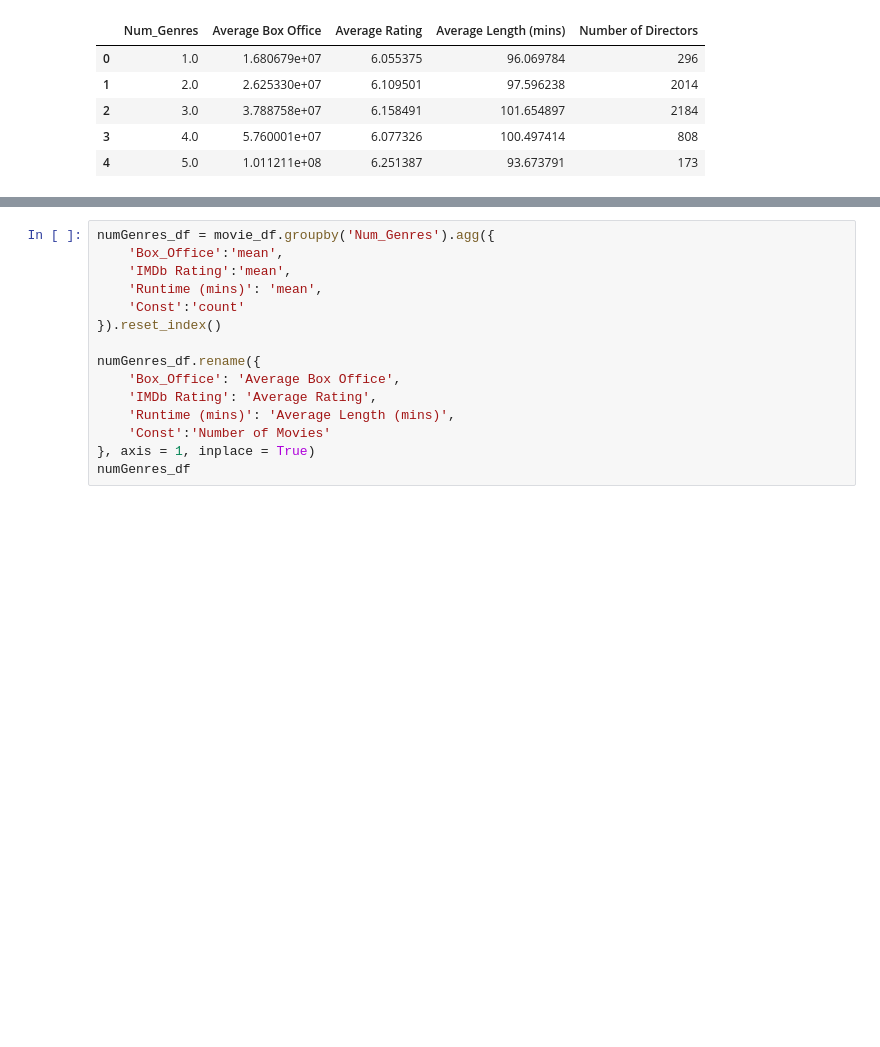
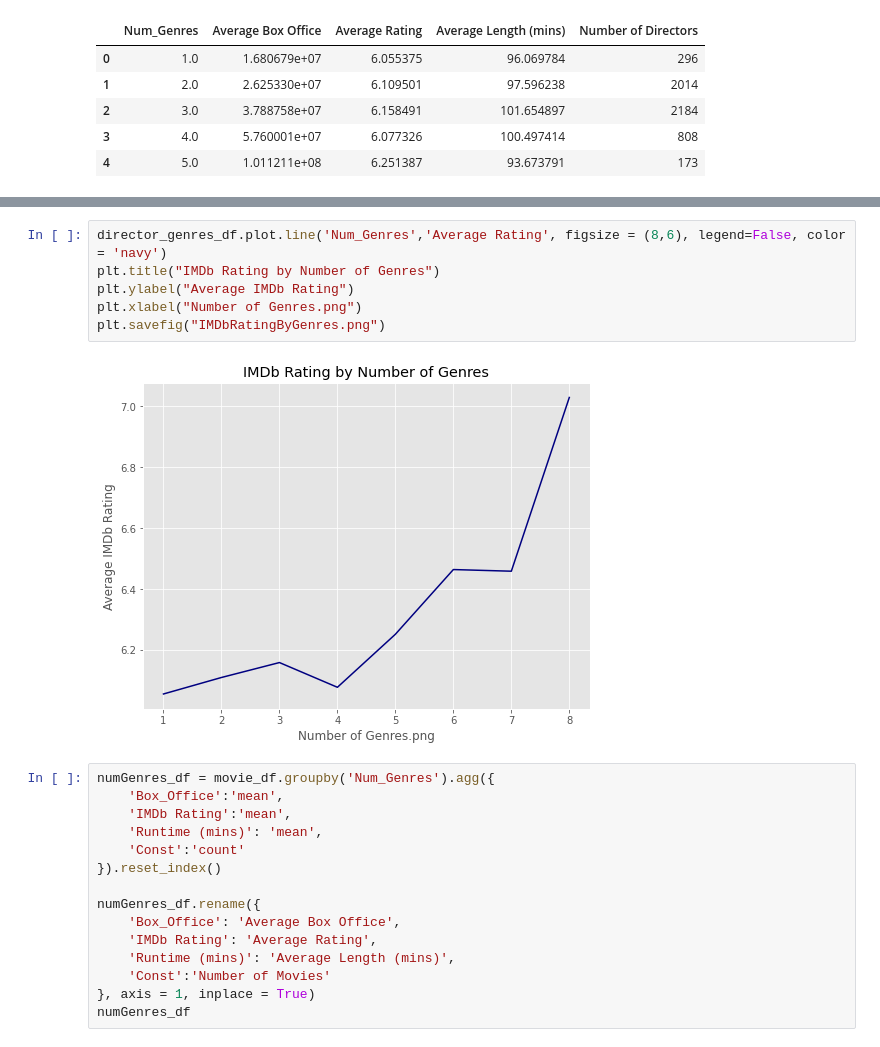
Before and after one commit to Lweston75/Project-One, a Jupyter notebook: ESPgraphs.ipynb, the cells around one changed output, grey strips where cells are left out. Drawn from its saved outputs; the diff is of its cells as text; blank space fills up the shorter version.

```diff
--- a/ESPgraphs.ipynb
+++ b/ESPgraphs.ipynb
@@ -69,3 +92,11 @@ director_genres_df.plot.line('Num_Genres','Average Rating')
+# %%
+director_genres_df.plot.line('Num_Genres','Average Rating', figsize = (8,6), legend=False, color = 'navy')
+plt.title("IMDb Rating by Number of Genres")
+plt.ylabel("Average IMDb Rating")
+plt.xlabel("Number of Genres.png")
+plt.savefig("IMDbRatingByGenres.png")
+# %% [output]
+[figure, added]
 # %%
 numGenres_df = movie_df.groupby('Num_Genres').agg({
     'Box_Office':'mean',
```
Also changed, not shown: parts of 17 cells of this notebook, 4 other files.
